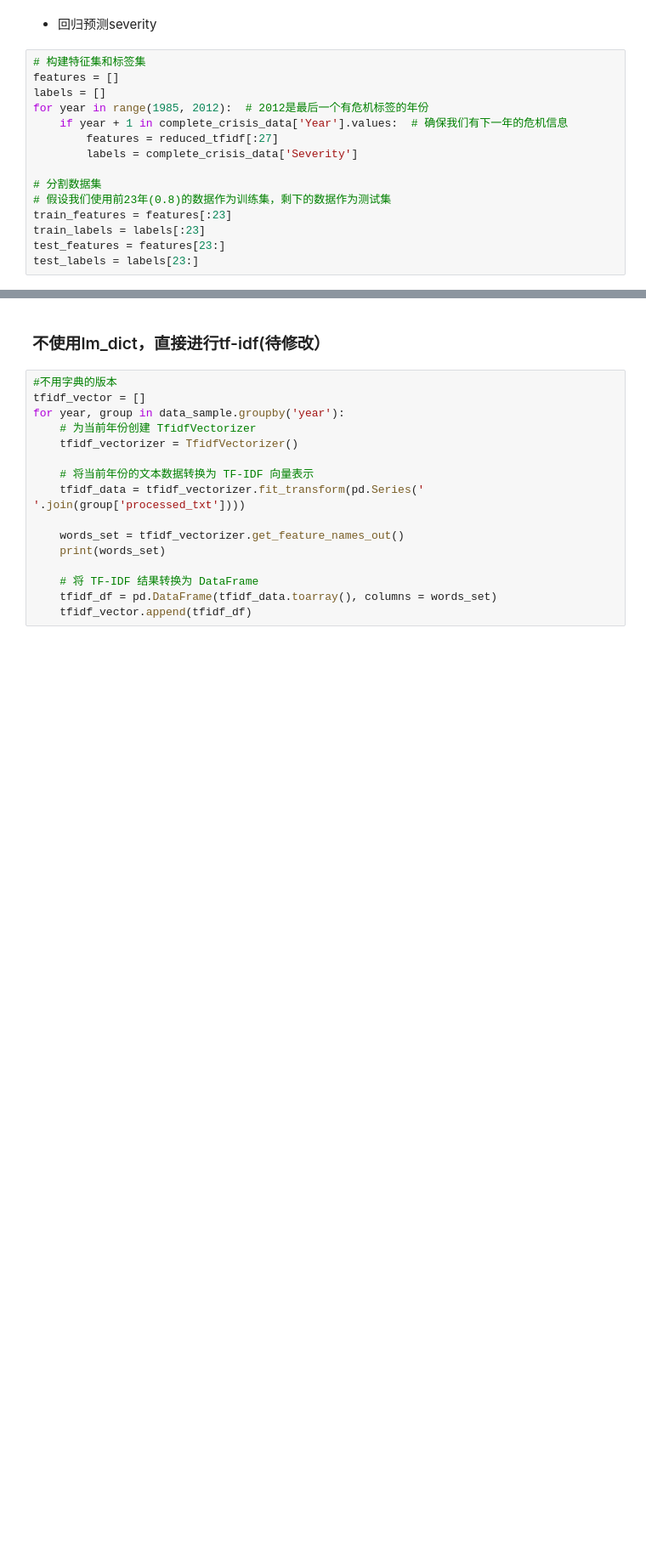
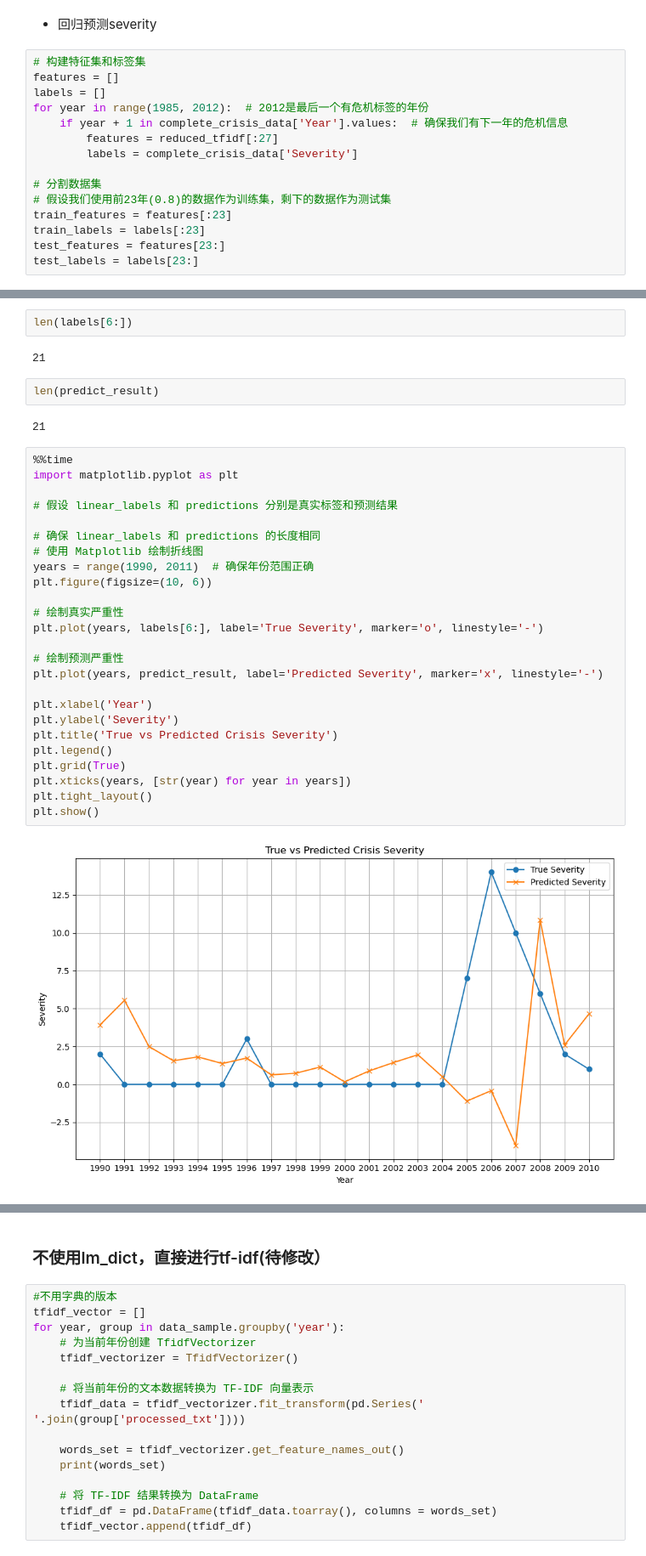
Before and after one commit to Veture1/Financial-crisis-prediction, a Jupyter notebook: NewYork Times-only Frequency.ipynb, the cells around one changed output, grey strips where cells are left out. Shown at 85% size. Drawn from its saved outputs; the diff is of its cells as text; blank space fills up the shorter version.

```diff
--- a/NewYork Times-only Frequency.ipynb
+++ b/NewYork Times-only Frequency.ipynb
@@ -651,0 +770,35 @@ Wall time: 175 ms
+# %%
+len(labels[6:])
+# %% [output]
+21
+# %%
+len(predict_result)
+# %% [output]
+21
+# %%
+%%time
+import matplotlib.pyplot as plt
+
+# 假设 linear_labels 和 predictions 分别是真实标签和预测结果
+
+# 确保 linear_labels 和 predictions 的长度相同
+# 使用 Matplotlib 绘制折线图
+years = range(1990, 2011)  # 确保年份范围正确
+plt.figure(figsize=(10, 6))
+
+# 绘制真实严重性
+plt.plot(years, labels[6:], label='True Severity', marker='o', linestyle='-')
+
+# 绘制预测严重性
+plt.plot(years, predict_result, label='Predicted Severity', marker='x', linestyle='-')
+
+plt.xlabel('Year')
+plt.ylabel('Severity')
+plt.title('True vs Predicted Crisis Severity')
+plt.legend()
+plt.grid(True)
+plt.xticks(years, [str(year) for year in years])
+plt.tight_layout()
+plt.show()
+# %% [output]
+[figure, added]
```
Also changed, not shown: parts of 36 cells of this notebook.
